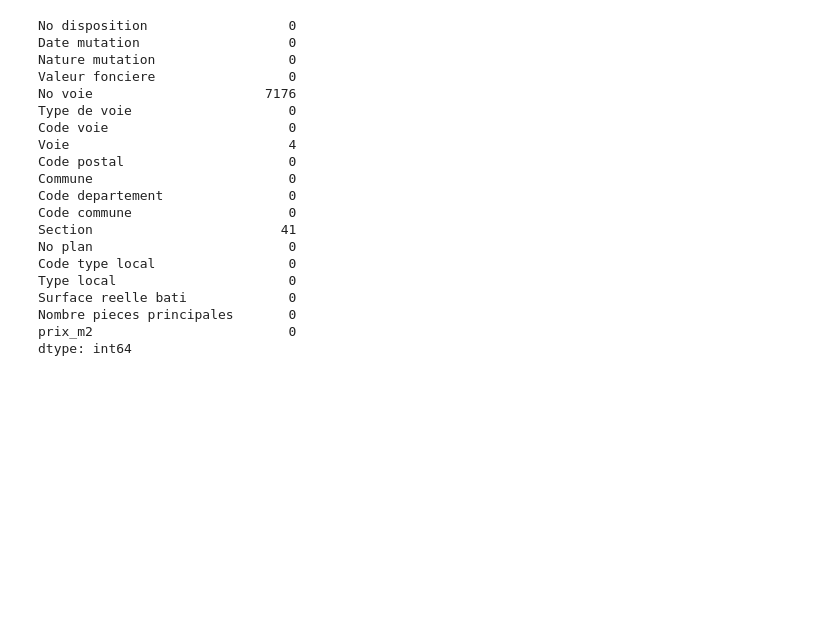
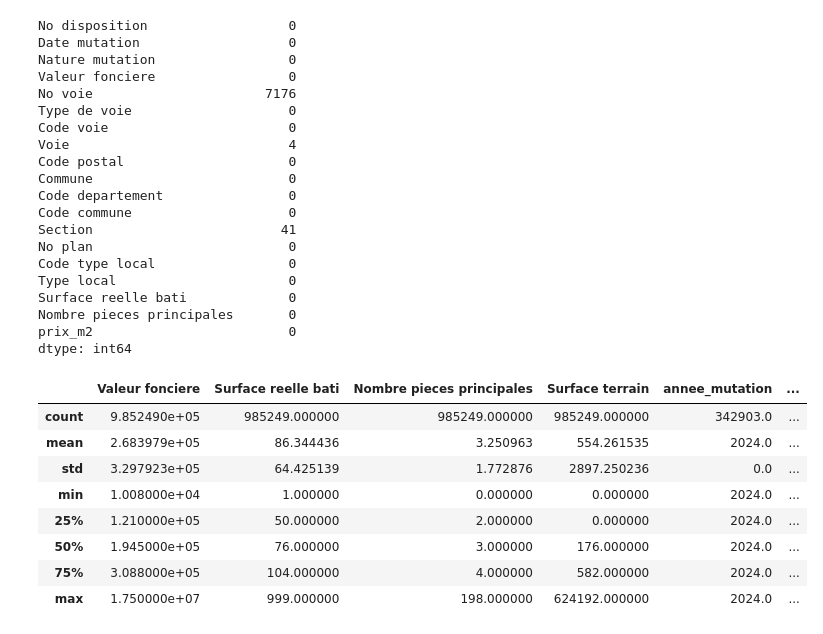
Before and after one commit to louevaberanger/real-estate-price-prediction, a Jupyter notebook: notebooks/exploration.ipynb, the cells around one changed output. Cells and saved outputs as stored; diff of their text form; code cells hidden in the pictures; blank space fills up the shorter version.

```diff
--- a/notebooks/exploration.ipynb
+++ b/notebooks/exploration.ipynb
@@ -281,3 +281,15 @@ Surface reelle bati             0
 Nombre pieces principales       0
 prix_m2                         0
 dtype: int64
+# %%
+df_clean.describe()
+# %% [output]
+|  | Valeur fonciere | Surface reelle bati | Nombre pieces principales | Surface terrain | annee_mutation | ... |
+| count | 9.852490e+05 | 985249.000000 | 985249.000000 | 985249.000000 | 342903.0 | ... |
+| mean | 2.683979e+05 | 86.344436 | 3.250963 | 554.261535 | 2024.0 | ... |
+| std | 3.297923e+05 | 64.425139 | 1.772876 | 2897.250236 | 0.0 | ... |
+| min | 1.008000e+04 | 1.000000 | 0.000000 | 0.000000 | 2024.0 | ... |
+| 25% | 1.210000e+05 | 50.000000 | 2.000000 | 0.000000 | 2024.0 | ... |
+| 50% | 1.945000e+05 | 76.000000 | 3.000000 | 176.000000 | 2024.0 | ... |
+| 75% | 3.088000e+05 | 104.000000 | 4.000000 | 582.000000 | 2024.0 | ... |
+| max | 1.750000e+07 | 999.000000 | 198.000000 | 624192.000000 | 2024.0 | ... |
```
Also changed, not shown: parts of 9 cells of this notebook.
